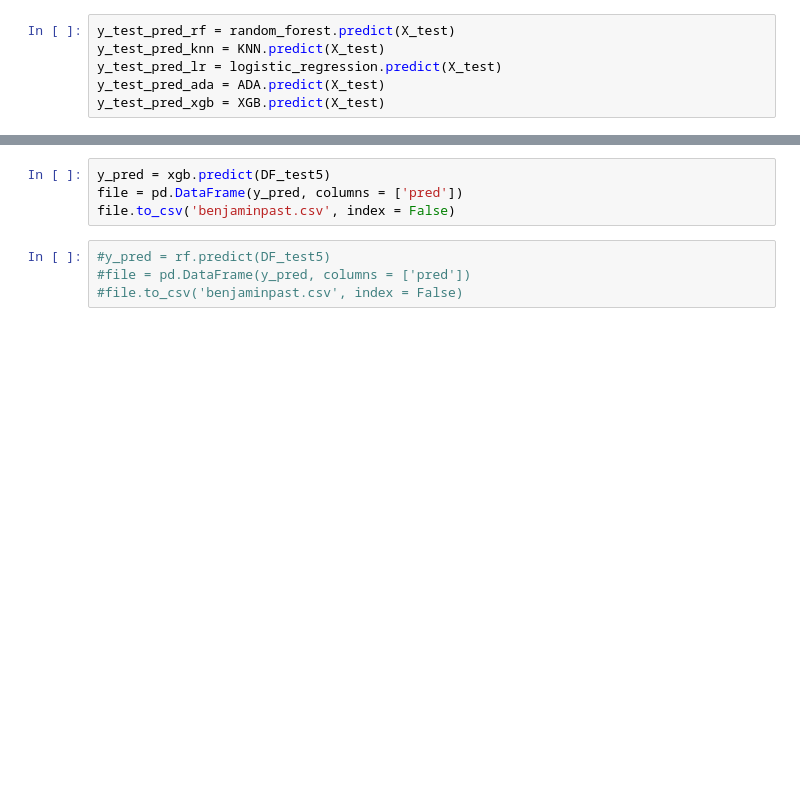
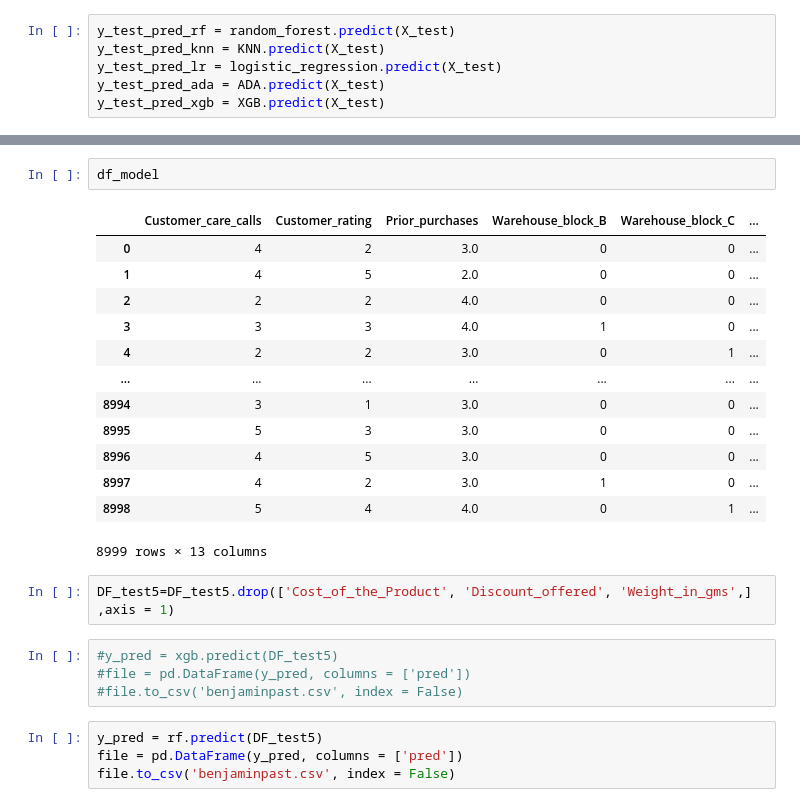
Before and after one commit to benjaminpast/Datathon_Benja, a Jupyter notebook: DATA.ipynb, the cells around one changed output, grey strips where cells are left out. Cells and saved outputs as stored; diff of their text form; blank space fills up the shorter version.

```diff
--- a/DATA.ipynb
+++ b/DATA.ipynb
@@ -824,8 +820,26 @@ print(all_evaluate)
+# %%
+df_model
+# %% [output]
+|  | Customer_care_calls | Customer_rating | Prior_purchases | Warehouse_block_B | Warehouse_block_C | ... |
+| 0 | 4 | 2 | 3.0 | 0 | 0 | ... |
+| 1 | 4 | 5 | 2.0 | 0 | 0 | ... |
+| 2 | 2 | 2 | 4.0 | 0 | 0 | ... |
+| 3 | 3 | 3 | 4.0 | 1 | 0 | ... |
+| 4 | 2 | 2 | 3.0 | 0 | 1 | ... |
+| ... | ... | ... | ... | ... | ... | ... |
+| 8994 | 3 | 1 | 3.0 | 0 | 0 | ... |
+| 8995 | 5 | 3 | 3.0 | 0 | 0 | ... |
+| 8996 | 4 | 5 | 3.0 | 0 | 0 | ... |
+| 8997 | 4 | 2 | 3.0 | 1 | 0 | ... |
+| 8998 | 5 | 4 | 4.0 | 0 | 1 | ... |
+8999 rows × 13 columns
+# %%
+DF_test5=DF_test5.drop(['Cost_of_the_Product', 'Discount_offered', 'Weight_in_gms',] ,axis = 1)
+# %%
+#y_pred = xgb.predict(DF_test5)
+#file = pd.DataFrame(y_pred, columns = ['pred'])
+#file.to_csv('benjaminpast.csv', index = False)
 # %%
-y_pred = xgb.predict(DF_test5)
+y_pred = rf.predict(DF_test5)
 file = pd.DataFrame(y_pred, columns = ['pred'])
 file.to_csv('benjaminpast.csv', index = False)
-# %%
-#y_pred = rf.predict(DF_test5)
-#file = pd.DataFrame(y_pred, columns = ['pred'])
-#file.to_csv('benjaminpast.csv', index = False)
```
Also changed, not shown: parts of 21 cells of this notebook, 1 other file.
